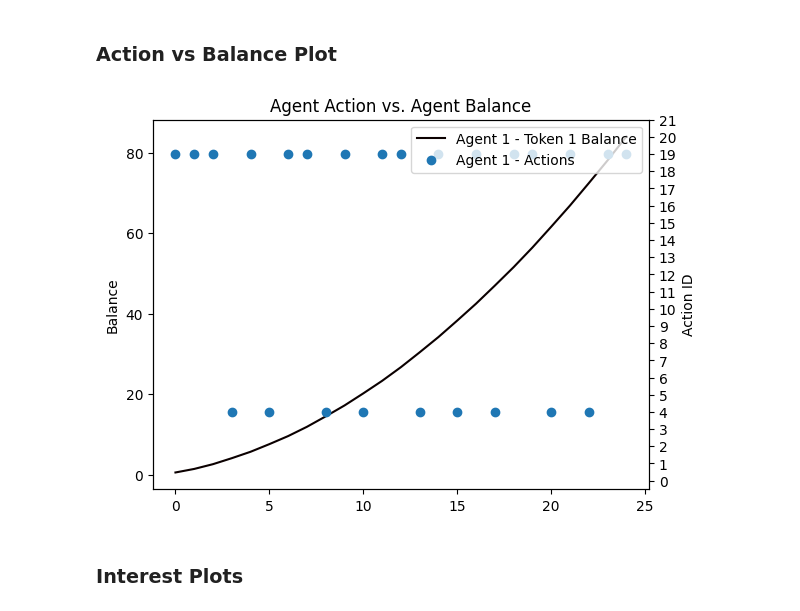
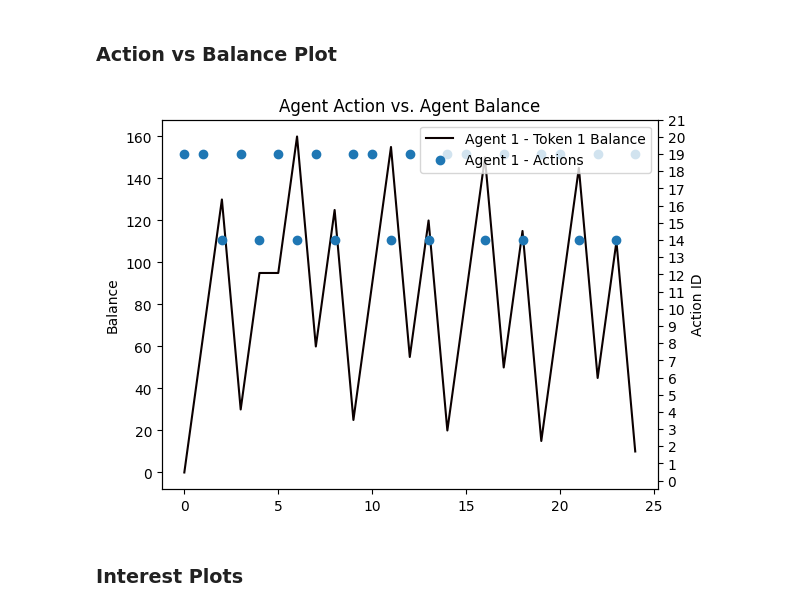
Before and after one commit to buehrerc/MAAC-auto-gov, a Jupyter notebook: analysis/generate_plots.ipynb, the cells around one changed output. Cells and saved outputs as stored; diff of their text form; code cells hidden in the pictures.

```diff
--- a/analysis/generate_plots.ipynb
+++ b/analysis/generate_plots.ipynb
@@ -145,28 +145,28 @@ Index(['agent0/lp_0_pool_0/total_supply_token',
 # %%
 fig, ax = plt.subplots()
 # df_plot = df[['agent0/lp_0_pool_0/borrow_interest_rate', 'agent0/lp_0_pool_1/borrow_interest_rate', 'agent0/lp_1_pool_0/borrow_interest_rate', 'agent0/lp_1_pool_1/borrow_interest_rate']].copy(deep=True)
 # df_plot.columns = ['Lending Protocol 0 - PLF Pool 0', 'Lending Protocol 0 - PLF Pool 1', 'Lending Protocol 1 - PLF Pool 0', 'Lending Protocol 1 - PLF Pool 1',]
-df_plot = df[['agent0/agent1/token_1_balance']].copy(deep=True)
+df_plot = df[['agent0/agent2/token_1_balance']].copy(deep=True)
 df_plot.columns = ['Agent 1 - Token 1 Balance']
 df_plot.plot(ax=ax, colormap='hot')
 ax.get_legend().remove()
 ax.set(ylabel="Balance")
 
 
 ax2 = ax.twinx()
 
 df_plot = df[['action/agent_2']].copy(deep=True)
 df_plot.columns = ['Agent 1 - Actions']
 ax2.scatter(x=df_plot.index.values, y=df_plot["Agent 1 - Actions"].values)
 ax2.set_title("Agent Action vs. Agent Balance")
 ax2.set(xlabel="Time (t)", ylabel="Action ID")
 ax2.set_ylim(-0.5, 21)
 ax2.set_yticks(np.arange(0, 22))
 
 fig.legend(["Agent 1 - Token 1 Balance", 'Agent 1 - Actions',], bbox_to_anchor=(0.9, 0.88))
 fig.savefig(f"./plots/session_{session_id}_action_vs_balance")
 # %% [output]
-[figure, old version]
+[figure, new version]
 # %% [markdown]
 ### Interest Plots
 # %%
```
Also changed, not shown: parts of 5 cells of this notebook, 8 other files.
